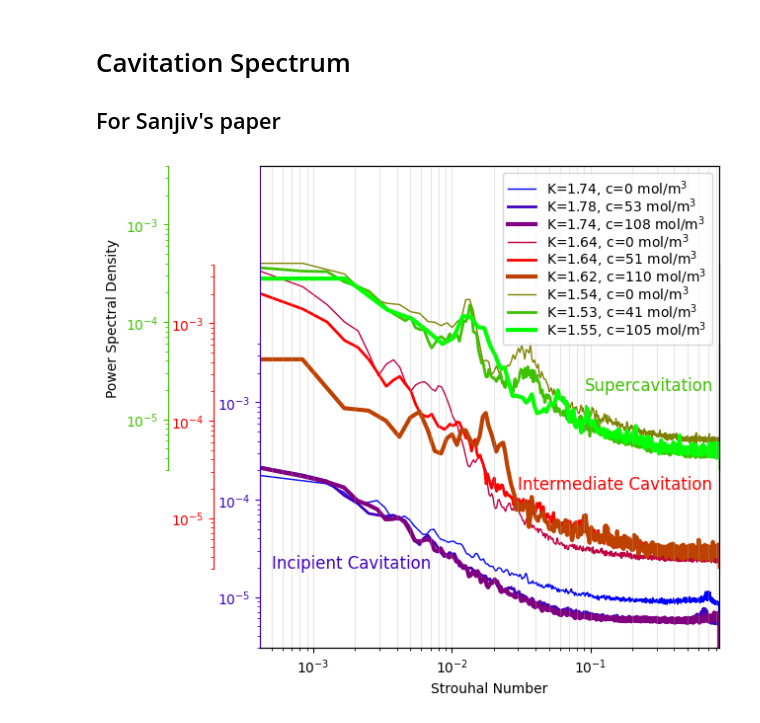
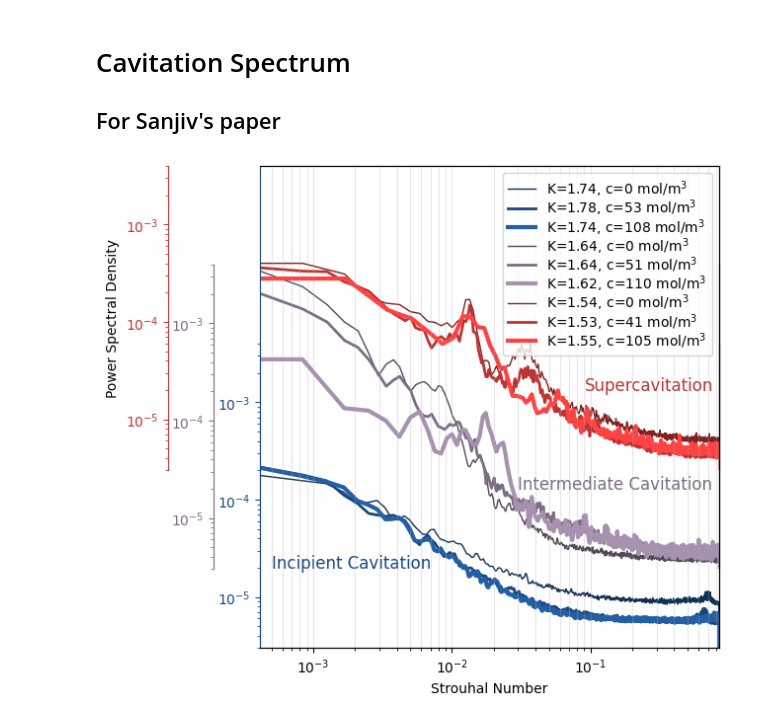
Before and after one commit to djorlando24/jupyterNotebooks, a Jupyter notebook: Research/Cavitation/Sanjiv-Spectrum.ipynb, the cells around one changed output. Cells and saved outputs as stored; diff of their text form; code cells hidden in the pictures.

Commit message:
colour adjustments

```diff
--- a/Research/Cavitation/Sanjiv-Spectrum.ipynb
+++ b/Research/Cavitation/Sanjiv-Spectrum.ipynb
@@ -10,19 +12,22 @@ mat = scipy.io.loadmat('SG_paper_freq_data_v3.mat');
 A=mat['combined_data']
 # %%
-fig=plt.figure(figsize=(6,4))
-ax1=fig.add_subplot(111)
-#plt.subplots_adjust(right=0.5)
+# Create the figure
 
-y0_1 = 0.2
-y0_2 = 0.45
-ymin = 3e-6
-ymax = 4e-3
+fig=plt.figure(figsize=(6,4)) # 6"x4" printable area
+ax1=fig.add_subplot(111) # Start with one set of axes covering the whole plot area
 
+y0_1 = 0.2 # vert-offset (%plot area) of second set of data
+y0_2 = 0.45 # vert-offset (%plot area) of third set of data
+ymin = 3e-6 # each dataset's y values min
+ymax = 4e-3 # each dataset's y values max
+
+# Create first Y axis
 ax1.spines['top'].set_visible(False)
 plt.ylim(ymin,ymax)
 plt.xlim(A[0,0][1][0,1],A[0,0][1][0,-1])
 ax1.get_xaxis().set_visible(False)
 
+# Create second Y axis
 ax2=plt.axes([0.125, 0.11+y0_1, 0.775, 0.77]) # vertical offset
 ax2.patch.set_alpha(0)
 plt.ylim(ymin,ymax)
@@ -32,7 +37,7 @@ ax2.spines['left'].set_position(('axes',-0.1)) # horizontal offset
 ax2.spines['top'].set_visible(False)
 ax2.spines['bottom'].set_visible(False)
 
-#ax3=ax1.twinx();
+# Create third Y axis
 ax3=plt.axes([0.125, 0.11+y0_2, 0.775, 0.77])# vertical offset
 ax3.patch.set_alpha(0)
 plt.ylim(ymin,ymax)
@@ -42,6 +47,7 @@ ax3.spines['left'].set_position(('axes',-0.2)) #horizonal offset
 ax3.spines['bottom'].set_visible(False)
 plt.ylabel('Power Spectral Density');
 
+# Create dummy 4th axis to eliminate gaps in the axes box.
 ax4=plt.axes([0.125, 0.11, 0.775, 0.77+y0_2]) # dummy axes for grid and box
 ax4.patch.set_alpha(0)
 ax4.get_yaxis().set_visible(False)
@@ -49,37 +55,46 @@ plt.xlim(A[0,0][1][0,1],A[0,0][1][0,-1])
 ax4.set_xscale('log')
 plt.grid(which='both',axis='x',alpha=.3)
 plt.xlabel('Strouhal Number');
 
+# Create colours using predefined colormap
+#cm=plt.cm.brg; cList=[cm(j) for j in np.linspace(0,1,9)]
 
-cm=plt.cm.brg
-cList=[cm(j) for j in np.linspace(0,1,9)]
+# Set colours using Sanjiv's values
+red=np.array((255,66,66))/255;
+grey=np.array((166,145,174))/255;
+blue=np.array((35,95,164))/255;
+cList=[blue*0.5,blue*0.75,blue,grey*0.5,grey*0.75,grey,red*0.5,red*0.75,red]
 
+# Line thicknesses and which axes to use for each entry in the struct in A
 lList=[1,2,3,1,2,3,1,2,3]
 curr_ax=[ax1,ax1,ax1,ax2,ax2,ax2,ax3,ax3,ax3]
+
+# Text labels
 ax1.text(5e-4, 2e-5, 'Incipient Cavitation',    c=cList[1], fontsize=12)
 ax2.text(3e-2, 2e-5, 'Intermediate Cavitation', c=cList[4], fontsize=12)
 ax3.text(9e-2, 2e-5, 'Supercavitation',         c=cList[7], fontsize=12)
 
+# Set colour of Y axes
 ax1.spines['left'].set_color(cList[1])
 ax2.spines['left'].set_color(cList[4])
 ax3.spines['left'].set_color(cList[7])
 ax4.spines['left'].set_color(cList[1])
 
 ax1.tick_params(axis='y', colors=cList[1], which='both')
 ax2.tick_params(axis='y', colors=cList[4], which='both')
 ax3.tick_params(axis='y', colors=cList[7], which='both')
 
+# Finally, draw the data on the axes
 legendList=[]
 for i in range(A.shape[1]):
     psd,freq,K,CO2=A[0,i];
-
-    #lstyles=['-','--','-.']
-    #ls = lstyles[3-lList[i]]
     ph,=curr_ax[i].loglog(freq[0,:],psd,c=cList[i],lw=lList[i],label=r'K=%.2f, c=%.0f mol/m$^3$' % (K[0,0],CO2[0,0]));
     legendList.append(ph)
 
-plt.legend(legendList,[l.get_label() for l in legendList],labelspacing=-0.2);
+# Make the legend, vertically squeezing the text together a little tighter than the default
+plt.legend(legendList,[l.get_label() for l in legendList],labelspacing=-0.1);
 
+# Save figure.
 plt.savefig('/Users/dduke/Desktop/sanjiv-spectrum.pdf',bbox_inches='tight');
 # %% [output]
-[figure, old version]
+[figure, new version]
```
Also changed, not shown: parts of 2 cells of this notebook, 2 other files.
